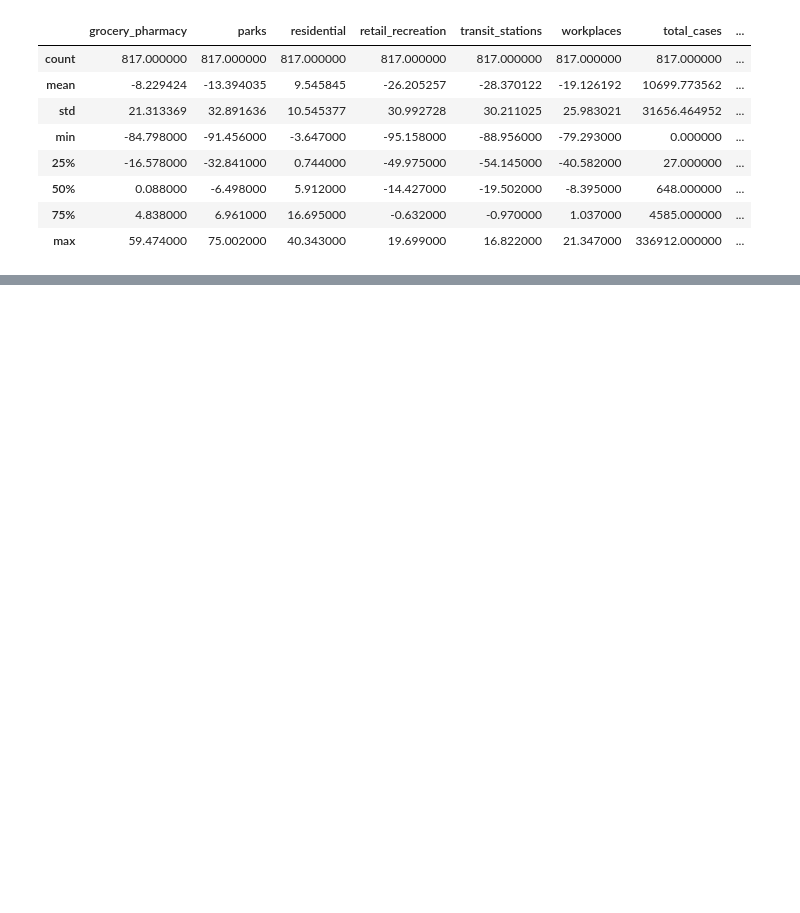
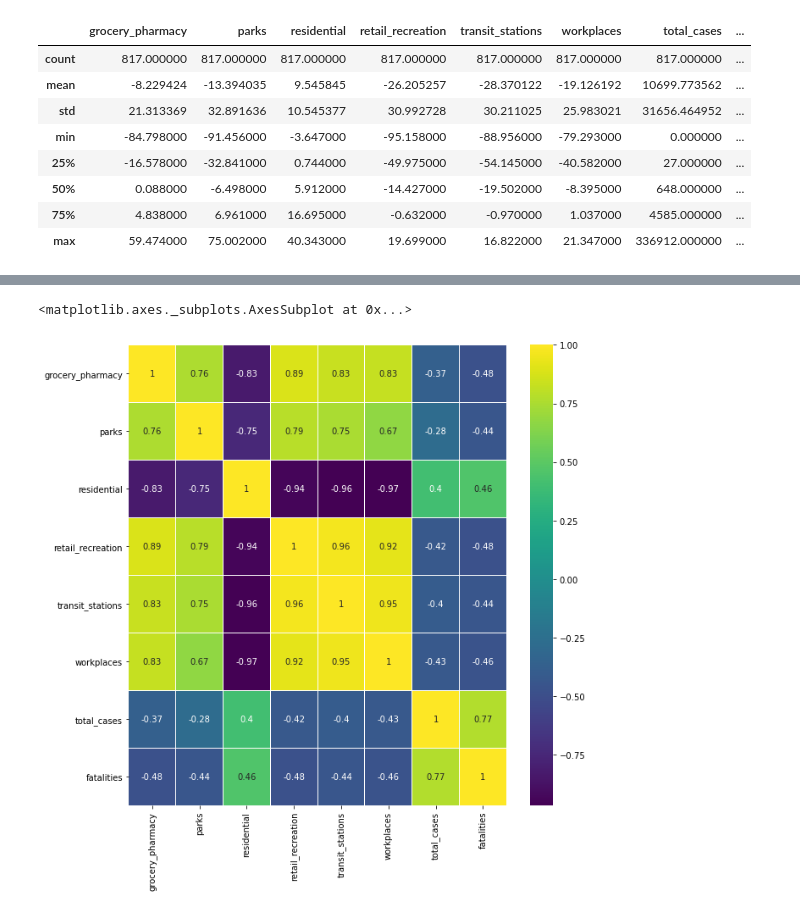
Before and after one commit to Pedrag1234/FEUP_IART_TP2, a Jupyter notebook: src/ covid19_mobility.ipynb, the cells around one changed output, grey strips where cells are left out. Drawn from its saved outputs; the diff is of its cells as text; code cells hidden in the pictures; blank space fills up the shorter version.

```diff
--- a/src/ covid19_mobility.ipynb
+++ b/src/ covid19_mobility.ipynb
@@ -26,0 +96,7 @@ iris_data.describe()
+# %%
+plt.figure(figsize=(10,10))
+sb.heatmap(covid_data.corr(),cmap="viridis",
+           annot=True,linewidth=0.1)
+# %% [output]
+<matplotlib.axes._subplots.AxesSubplot at 0x...>
+[figure, added]
```
Also changed, not shown: parts of 9 cells of this notebook.
